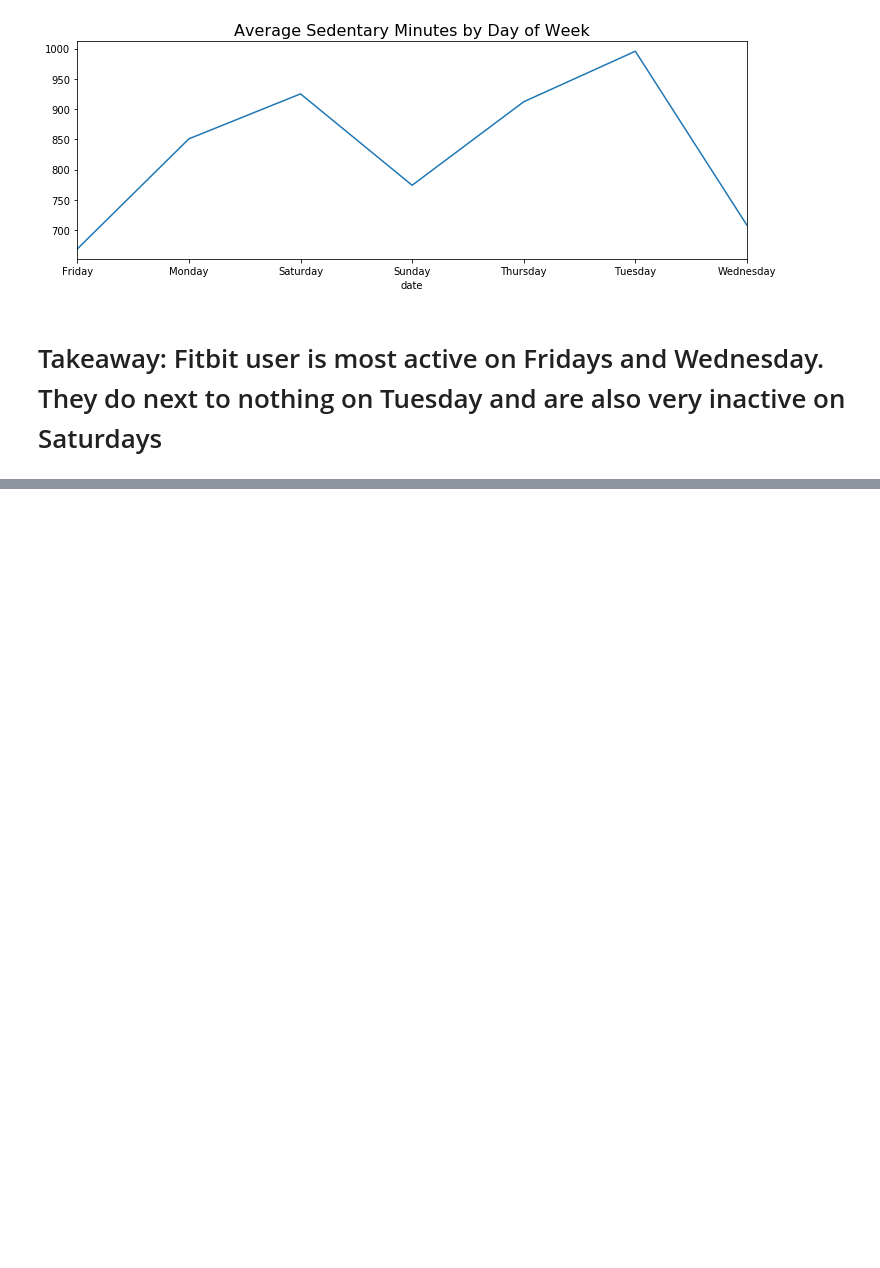
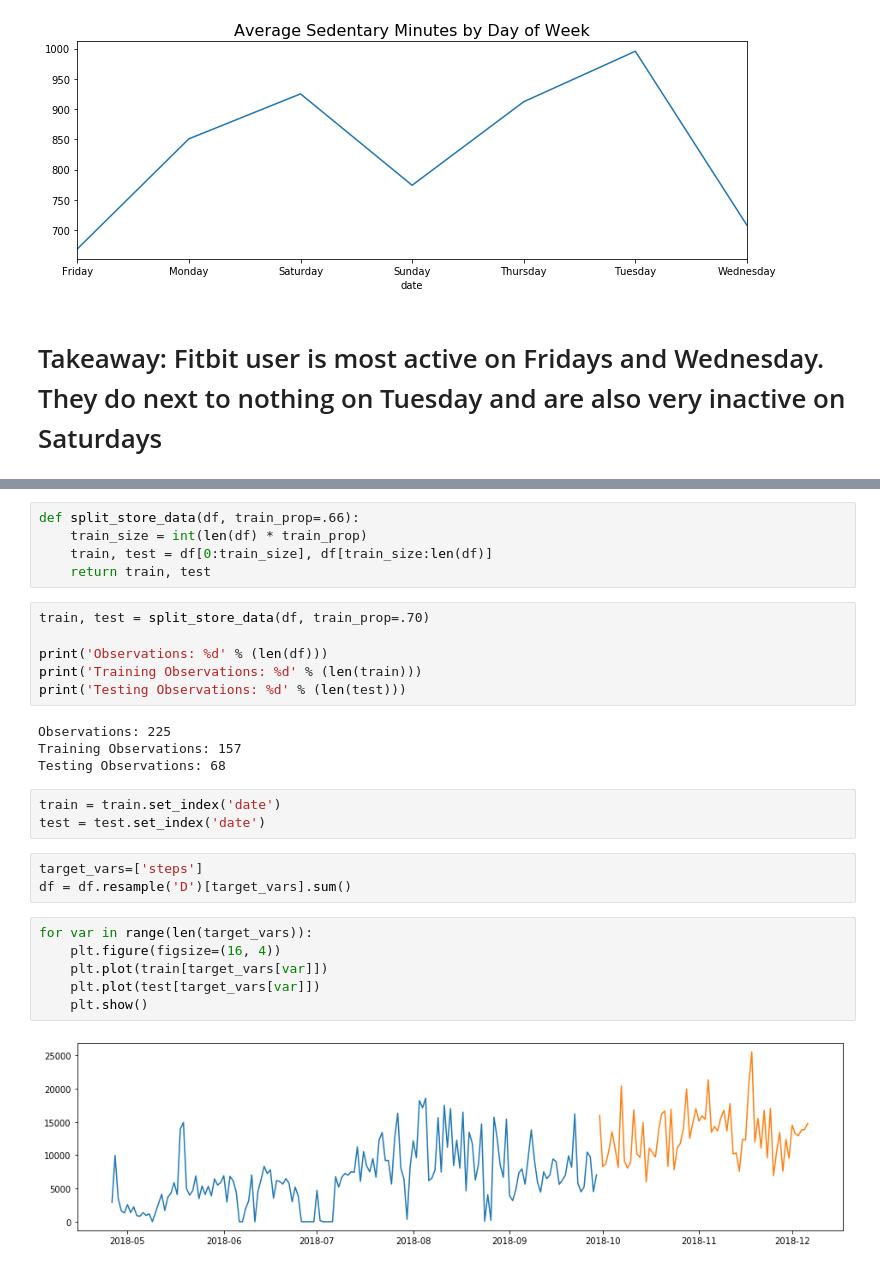
Before and after one commit to Dairy-Time/time-series-project, a Jupyter notebook: Fitbit_Data-Copy-David.ipynb, the cells around one changed output, grey strips where cells are left out. Drawn from its saved outputs; the diff is of its cells as text; blank space fills up the shorter version.

```diff
--- a/Fitbit_Data-Copy-David.ipynb
+++ b/Fitbit_Data-Copy-David.ipynb
@@ -432,0 +527,29 @@ Text(0.5, 1.0, 'Average Sedentary Minutes by Day of Week')
+# %%
+def split_store_data(df, train_prop=.66):
+    train_size = int(len(df) * train_prop)
+    train, test = df[0:train_size], df[train_size:len(df)]
+    return train, test
+# %%
+train, test = split_store_data(df, train_prop=.70)
+
+print('Observations: %d' % (len(df)))
+print('Training Observations: %d' % (len(train)))
+print('Testing Observations: %d' % (len(test)))
+# %% [output]
+Observations: 225
+Training Observations: 157
+Testing Observations: 68
+# %%
+train = train.set_index('date')
+test = test.set_index('date')
+# %%
+target_vars=['steps']
+df = df.resample('D')[target_vars].sum()
+# %%
+for var in range(len(target_vars)):
+    plt.figure(figsize=(16, 4))
+    plt.plot(train[target_vars[var]])
+    plt.plot(test[target_vars[var]])
+    plt.show()
+# %% [output]
+[figure, added]
```
Also changed, not shown: parts of 35 cells of this notebook.
